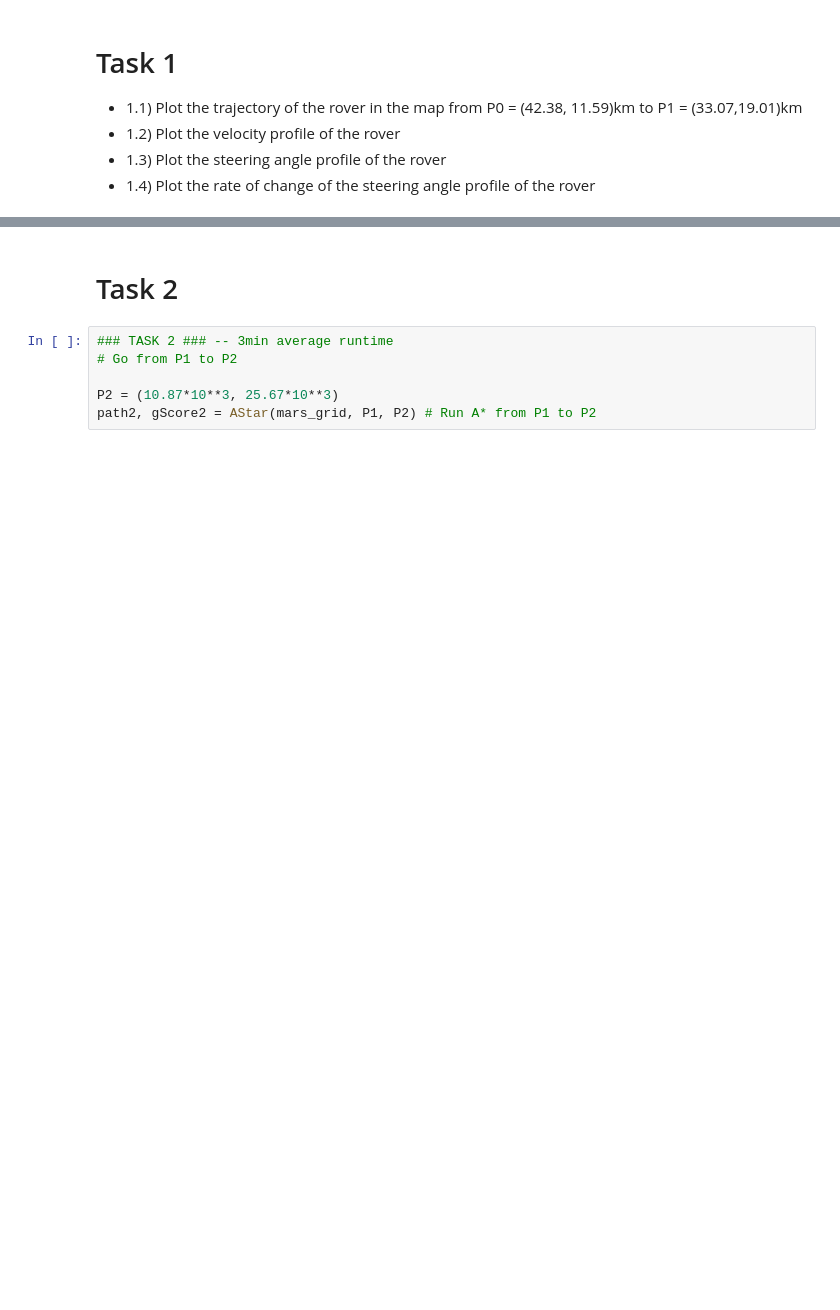
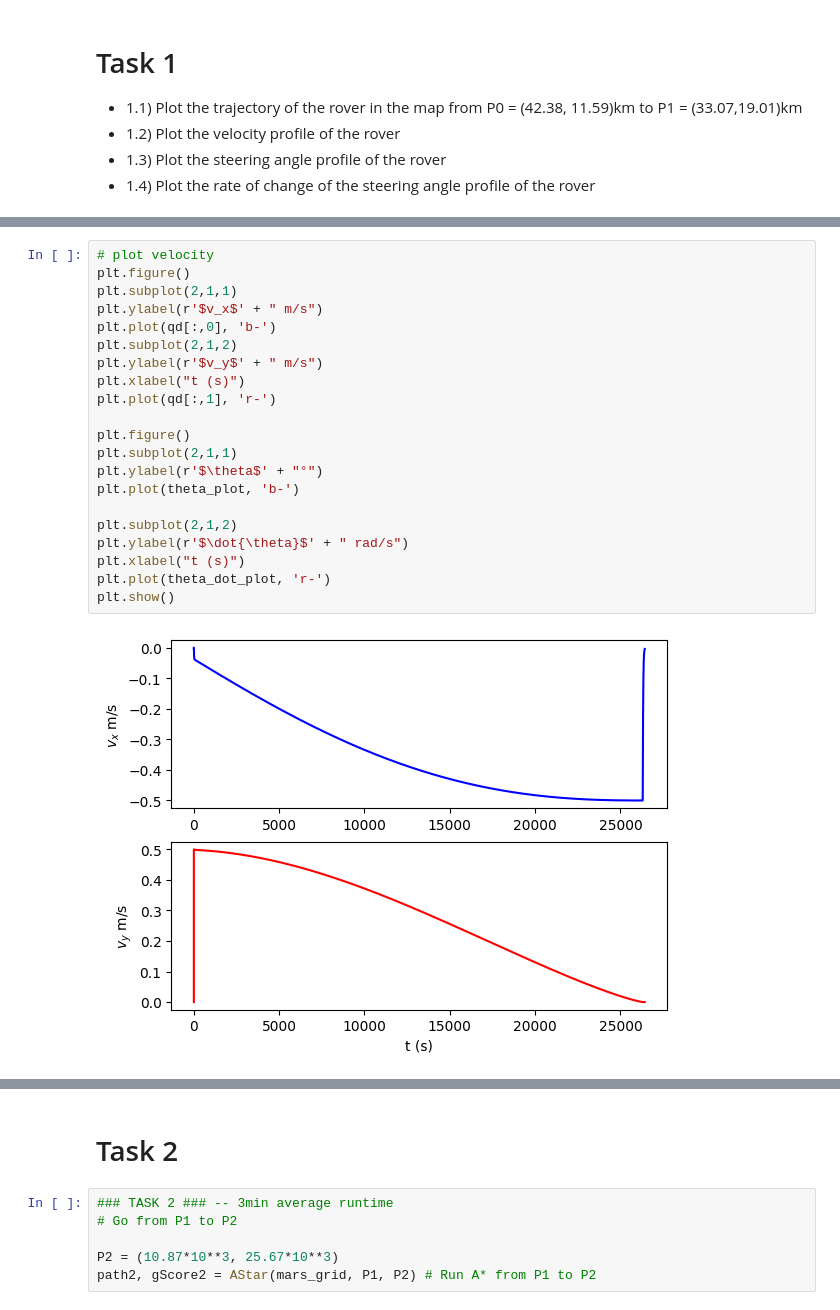
Before and after one commit to Meoli96/Robotic-pathfinding, a Jupyter notebook: main.ipynb, the cells around one changed output, grey strips where cells are left out. Saved outputs shown, nothing was run; the diff lists cells and outputs as text; blank space fills up the shorter version.

```diff
--- a/main.ipynb
+++ b/main.ipynb
@@ -98,0 +158,23 @@ gScore:  12383.46463280844
+# %%
+# plot velocity
+plt.figure()
+plt.subplot(2,1,1)
+plt.ylabel(r'$v_x$' + " m/s")
+plt.plot(qd[:,0], 'b-')
+plt.subplot(2,1,2)
+plt.ylabel(r'$v_y$' + " m/s")
+plt.xlabel("t (s)")
+plt.plot(qd[:,1], 'r-')
+
+plt.figure()
+plt.subplot(2,1,1)
+plt.ylabel(r'$\theta$' + "°")
+plt.plot(theta_plot, 'b-')
+
+plt.subplot(2,1,2)
+plt.ylabel(r'$\dot{\theta}$' + " rad/s")
+plt.xlabel("t (s)")
+plt.plot(theta_dot_plot, 'r-')
+plt.show()
+# %% [output]
+[figure, added]
```
Also changed, not shown: parts of 11 cells of this notebook, 4 other files.
